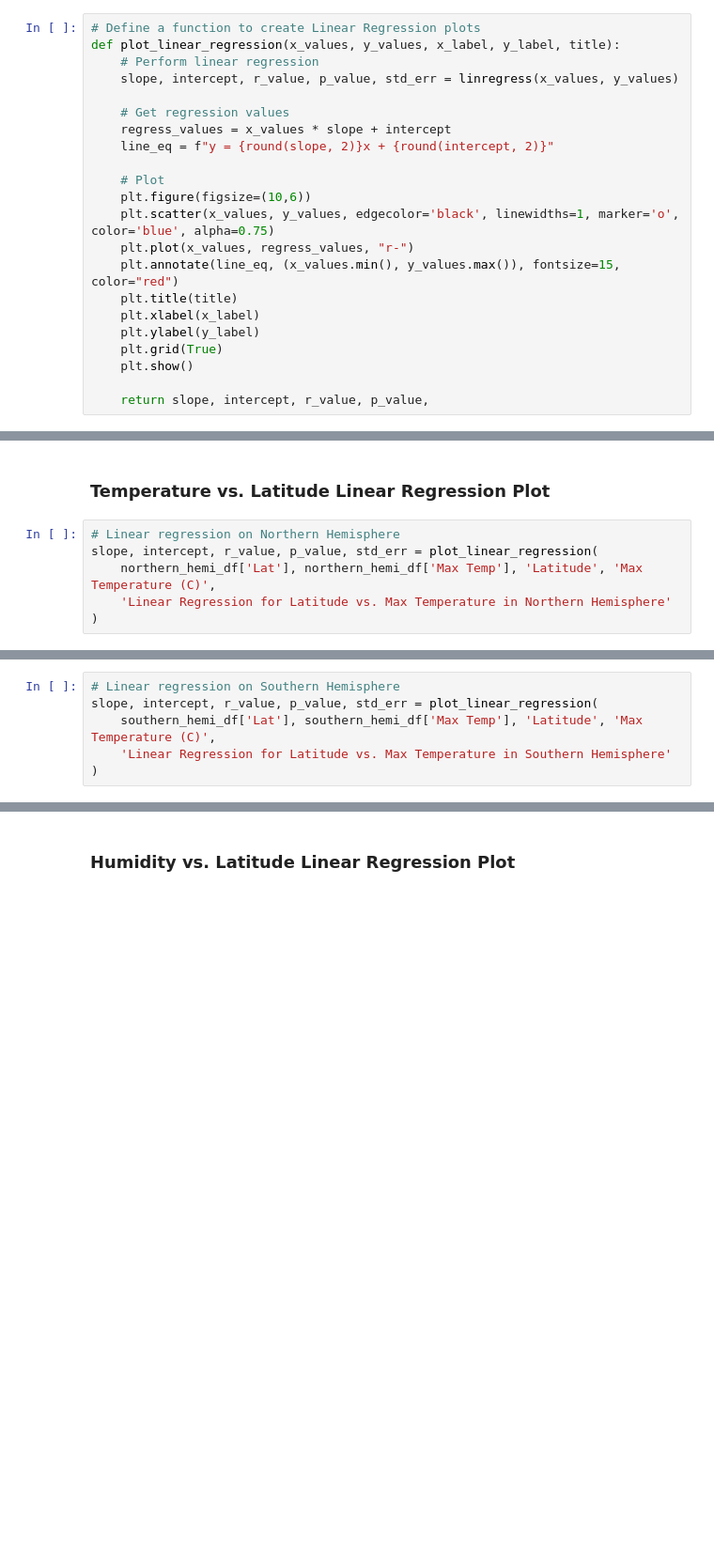
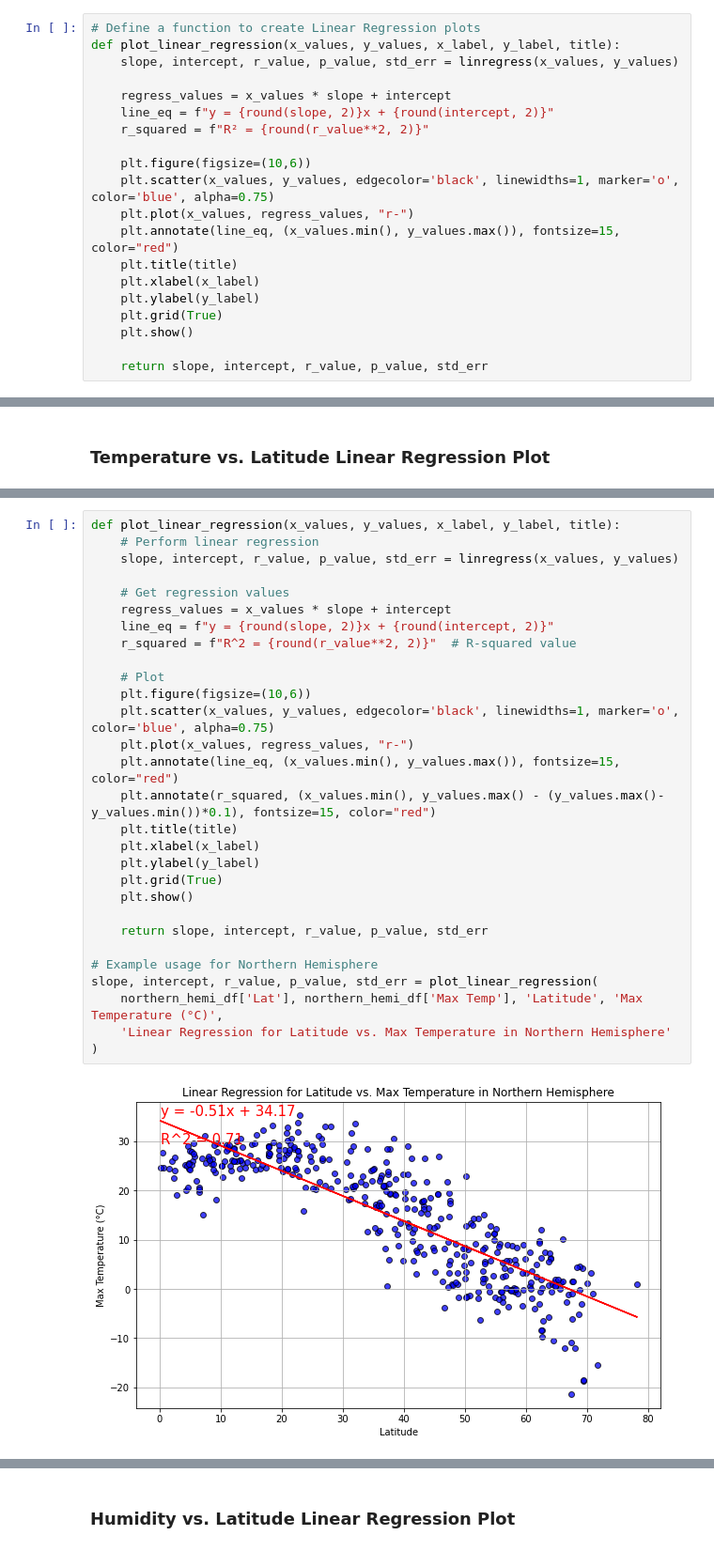
Before and after one commit to pmangu666/python-api-challenge, a Jupyter notebook: WeatherPy.ipynb, the cells around one changed output, grey strips where cells are left out. Shown: that part at 94% size. Drawn from its saved outputs; the diff is of its cells as text; blank space fills up the shorter version.

```diff
--- a/WeatherPy.ipynb
+++ b/WeatherPy.ipynb
@@ -301,14 +301,12 @@ plt.show()
 # %%
 # Define a function to create Linear Regression plots
 def plot_linear_regression(x_values, y_values, x_label, y_label, title):
-    # Perform linear regression
     slope, intercept, r_value, p_value, std_err = linregress(x_values, y_values)
 
-    # Get regression values
     regress_values = x_values * slope + intercept
     line_eq = f"y = {round(slope, 2)}x + {round(intercept, 2)}"
+    r_squared = f"R² = {round(r_value**2, 2)}"
 
-    # Plot
     plt.figure(figsize=(10,6))
     plt.scatter(x_values, y_values, edgecolor='black', linewidths=1, marker='o', color='blue', alpha=0.75)
     plt.plot(x_values, regress_values, "r-")
@@ -319,7 +317,7 @@ def plot_linear_regression(x_values, y_values, x_label, y_label, title):
     plt.grid(True)
     plt.show()
 
-    return slope, intercept, r_value, p_value,
+    return slope, intercept, r_value, p_value, std_err
 # %%
 # Create a DataFrame with the Northern Hemisphere data (Latitude >= 0)
 northern_hemi_df = city_data_df[city_data_df['Lat'] >= 0]
@@ -351,8 +349,2 @@ southern_hemi_df.head()
 # %% [markdown]
 ###  Temperature vs. Latitude Linear Regression Plot
-# %%
-# Linear regression on Northern Hemisphere
-slope, intercept, r_value, p_value, std_err = plot_linear_regression(
-    northern_hemi_df['Lat'], northern_hemi_df['Max Temp'], 'Latitude', 'Max Temperature (C)',
-    'Linear Regression for Latitude vs. Max Temperature in Northern Hemisphere'
-)
@@ -361,6 +350,0 @@ slope, intercept, r_value, p_value, std_err = plot_linear_regression(
-# %%
-# Linear regression on Southern Hemisphere
-slope, intercept, r_value, p_value, std_err = plot_linear_regression(
-    southern_hemi_df['Lat'], southern_hemi_df['Max Temp'], 'Latitude', 'Max Temperature (C)',
-    'Linear Regression for Latitude vs. Max Temperature in Southern Hemisphere'
-)
@@ -368,0 +371,31 @@ slope, intercept, r_value, p_value, std_err = plot_linear_regression(
+# %%
+def plot_linear_regression(x_values, y_values, x_label, y_label, title):
+    # Perform linear regression
+    slope, intercept, r_value, p_value, std_err = linregress(x_values, y_values)
+
+    # Get regression values
+    regress_values = x_values * slope + intercept
+    line_eq = f"y = {round(slope, 2)}x + {round(intercept, 2)}"
+    r_squared = f"R^2 = {round(r_value**2, 2)}"  # R-squared value
+
+    # Plot
+    plt.figure(figsize=(10,6))
+    plt.scatter(x_values, y_values, edgecolor='black', linewidths=1, marker='o', color='blue', alpha=0.75)
+    plt.plot(x_values, regress_values, "r-")
+    plt.annotate(line_eq, (x_values.min(), y_values.max()), fontsize=15, color="red")
+    plt.annotate(r_squared, (x_values.min(), y_values.max() - (y_values.max()-y_values.min())*0.1), fontsize=15, color="red")
+    plt.title(title)
+    plt.xlabel(x_label)
+    plt.ylabel(y_label)
+    plt.grid(True)
+    plt.show()
+
+    return slope, intercept, r_value, p_value, std_err
+
+# Example usage for Northern Hemisphere
+slope, intercept, r_value, p_value, std_err = plot_linear_regression(
+    northern_hemi_df['Lat'], northern_hemi_df['Max Temp'], 'Latitude', 'Max Temperature (°C)',
+    'Linear Regression for Latitude vs. Max Temperature in Northern Hemisphere'
+)
+# %% [output]
+[figure, added]
```
Also changed, not shown: parts of 30 cells of this notebook, 6 other files.
